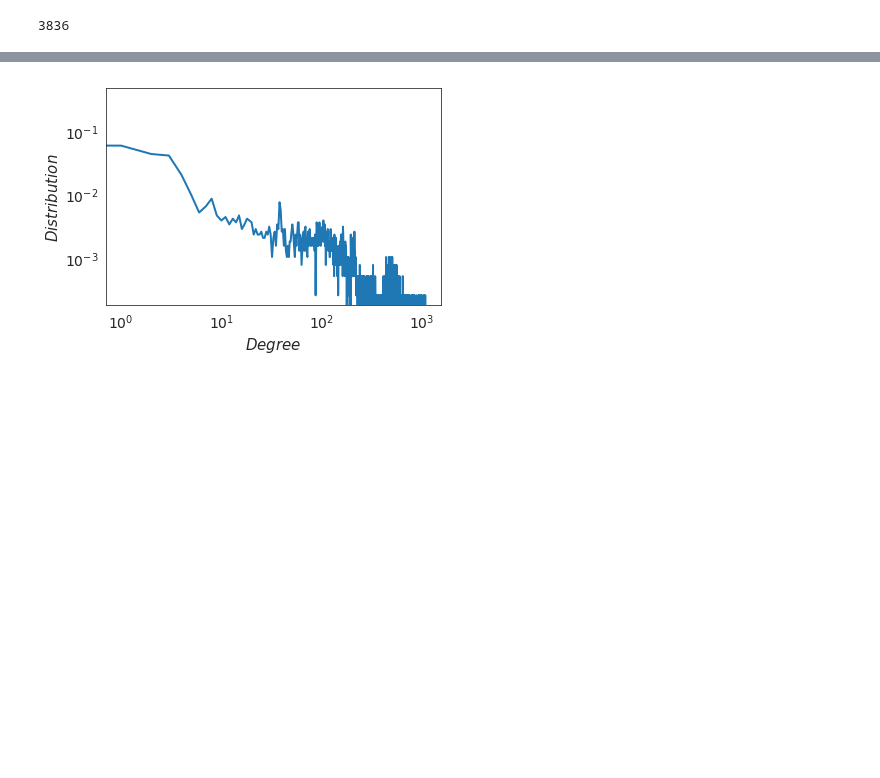
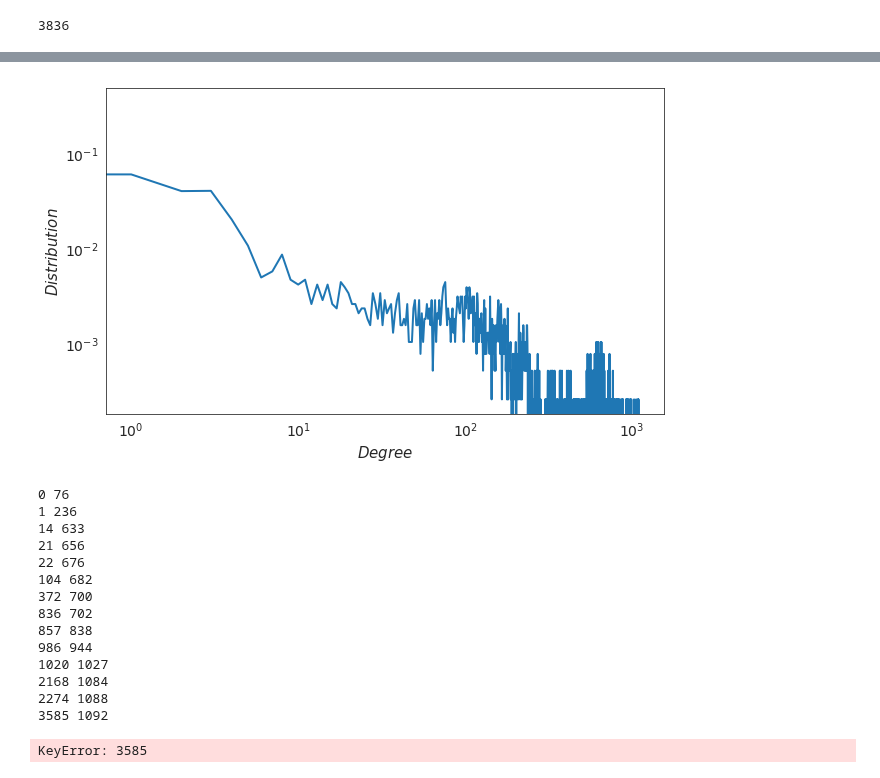
Before and after one commit to kayzhou/fake_news_during_election, a Jupyter notebook: analysis_tweets.ipynb, the cells around one changed output, grey strips where cells are left out. Drawn from its saved outputs; the diff is of its cells as text; code cells hidden in the pictures; blank space fills up the shorter version.

```diff
--- a/analysis_tweets.ipynb
+++ b/analysis_tweets.ipynb
@@ -232,11 +267,38 @@ G.number_of_edges()
 # %%
+plt.figure(figsize=(10, 6))
+
 degree = nx.degree_histogram(G)
 x = range(len(degree))
 y = [z / float(sum(degree)) for z in degree]
 plt.loglog(x, y, linewidth=2)
 plt.xlabel('$Degree$', fontsize=15); plt.ylabel('$Distribution$', fontsize=15)
 plt.xticks(fontsize=14); plt.yticks(fontsize=14)
 plt.savefig('fig/degree_distribution.pdf', dpi=300)
 plt.show()
+
+d = dict(G.degree())
+n, de = 0, 0
+for k, v in d.items():
+    if v > de:
+        print(k, v)
+        n, de = k, v
+
+userid_map = json.load(open("data/userid_mapping.json"))
+userid_map[n]
 # %% [output]
-[figure, old version]
+[figure, new version]
+0 76
+1 236
+14 633
+21 656
+22 676
+104 682
+372 700
+836 702
+857 838
+986 944
+1020 1027
+2168 1084
+2274 1088
+3585 1092
+KeyError: 3585
```
Also changed, not shown: parts of 10 cells of this notebook, 2 other files.
